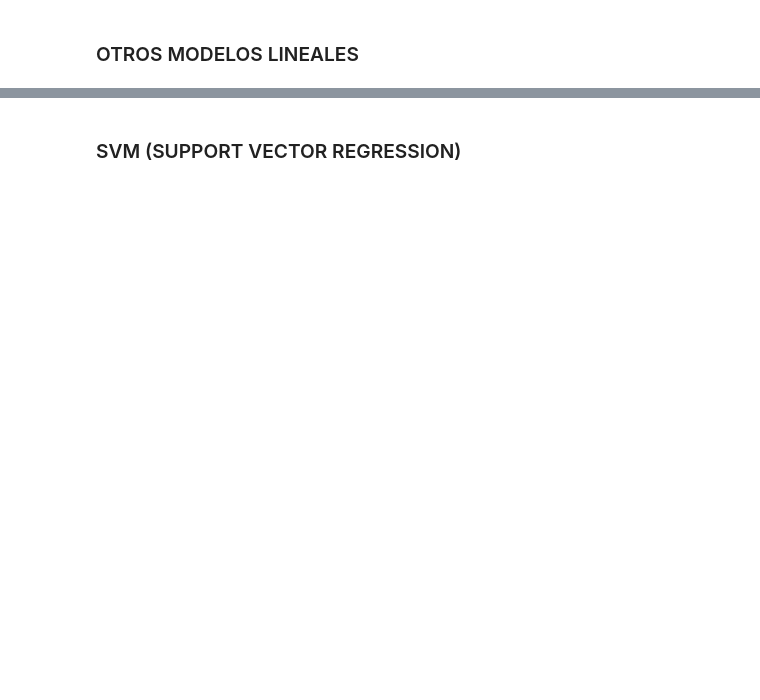
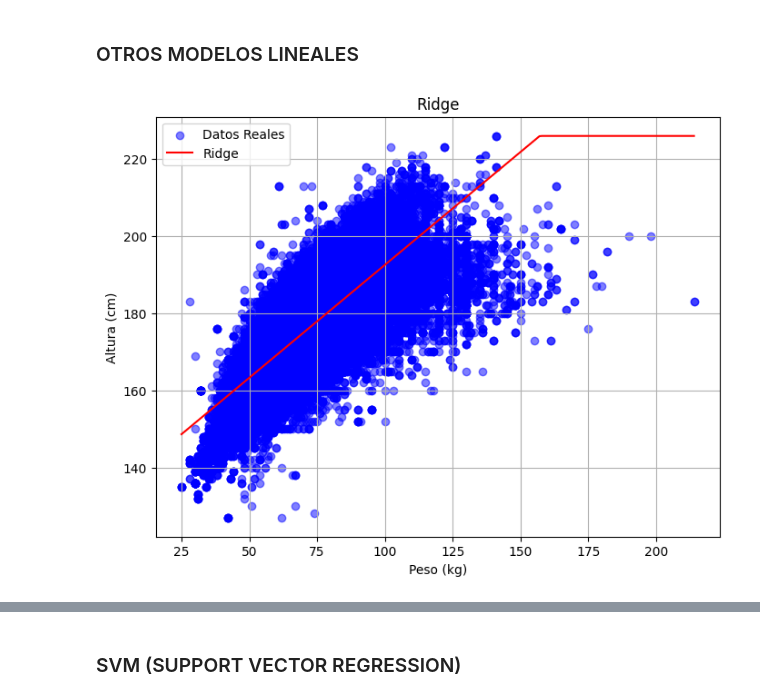
Before and after one commit to VIZ3NT04/model_ath, a Jupyter notebook: piton.ipynb, the cells around one changed output, grey strips where cells are left out. Cells and saved outputs as stored; diff of their text form; code cells hidden in the pictures; blank space fills up the shorter version.

```diff
--- a/piton.ipynb
+++ b/piton.ipynb
@@ -643,0 +747,93 @@ TypeError: 'numpy.ndarray' object is not callable
+# %%
+# Importar librerías
+import numpy as np
+import pandas as pd
+from sklearn.linear_model import Ridge, Lasso, ElasticNet, Lars, BayesianRidge
+from sklearn.ensemble import RandomForestRegressor
+from sklearn.model_selection import train_test_split
+from sklearn.metrics import mean_squared_error, r2_score
+import matplotlib.pyplot as plt
+
+# ---------------------------------------------
+# 1. Selección de variables
+# ---------------------------------------------
+X = df[['Weight_scaled']]
+y = df[['Height_scaled']]
+
+# Dividir en train/test
+X_train, X_test, y_train, y_test = train_test_split(
+    X, y, test_size=0.2, random_state=42
+)
+
+# Guardar min/max para desescalar luego
+height_min, height_max = df['Height'].min(), df['Height'].max()
+weight_min, weight_max = df['Weight'].min(), df['Weight'].max()
+
+# ---------------------------------------------
+# 2. Modelos a evaluar
+# ---------------------------------------------
+models = {
+    "Ridge": Ridge(alpha=1.0),
+    "Lasso": Lasso(alpha=0.1),
+    "Elastic Net": ElasticNet(alpha=0.1, l1_ratio=0.5),
+    "LARS": Lars(),
+    "Bayesian Ridge": BayesianRidge(),
+    "Random Forest": RandomForestRegressor(n_estimators=100, random_state=42),
+}
+
+results = []
+
+# ---------------------------------------------
+# 3. Entrenamiento y evaluación
+# ---------------------------------------------
+for name, model in models.items():
+
+    # Entrenar modelo
+    model.fit(X_train, y_train.values.ravel())
+
+    # Predecir (en escala)
+    y_pred_scaled = model.predict(X_test)
+
+    # Métricas
+    mse = mean_squared_error(y_test, y_pred_scaled)
+    rmse = np.sqrt(mse)
+    r2 = r2_score(y_test, y_pred_scaled)
+
+    results.append((name, mse, rmse, r2))
+
+    # -----------------------------------------
+    # 4. Graficar en valores reales
+    # -----------------------------------------
+
+    X_range_scaled = np.linspace(X.min(), X.max(), 200).reshape(-1, 1)
+    y_range_scaled = model.predict(X_range_scaled)
+
+    # Limitar predicciones para evitar explosiones
+    y_range_scaled = np.clip(y_range_scaled, 0, 1)
+
+    # Desescalar valores reales
+    X_range_real = X_range_scaled * (weight_max - weight_min) + weight_min
+    y_range_real = y_range_scaled * (height_max - height_min) + height_min
+
+    plt.figure(figsize=(8, 6))
+    plt.scatter(df['Weight'], df['Height'], color="blue", alpha=0.5, label="Datos Reales")
+    plt.plot(X_range_real, y_range_real, color="red", label=name)
+    plt.xlabel("Peso (kg)")
+    plt.ylabel("Altura (cm)")
+    plt.title(name)
+    plt.legend()
+    plt.grid()
+    plt.show()
+
+# ---------------------------------------------
+# 5. Resultados ordenados por desempeño
+# ---------------------------------------------
+results_df = pd.DataFrame(results, columns=["Modelo", "MSE", "RMSE", "R²"])
+results_df = results_df.sort_values(by="R²", ascending=False)
+results_df['R²'] = results_df['R²'].apply(lambda v: 0 if v < 0 else v)
+results_df = results_df.round(6)
+
+print("\nResultados de los modelos de regresión (ordenados por R²):")
+print(results_df.to_string(index=False))
+# %% [output]
+[figure, added]
```
Also changed, not shown: parts of 8 cells of this notebook.
